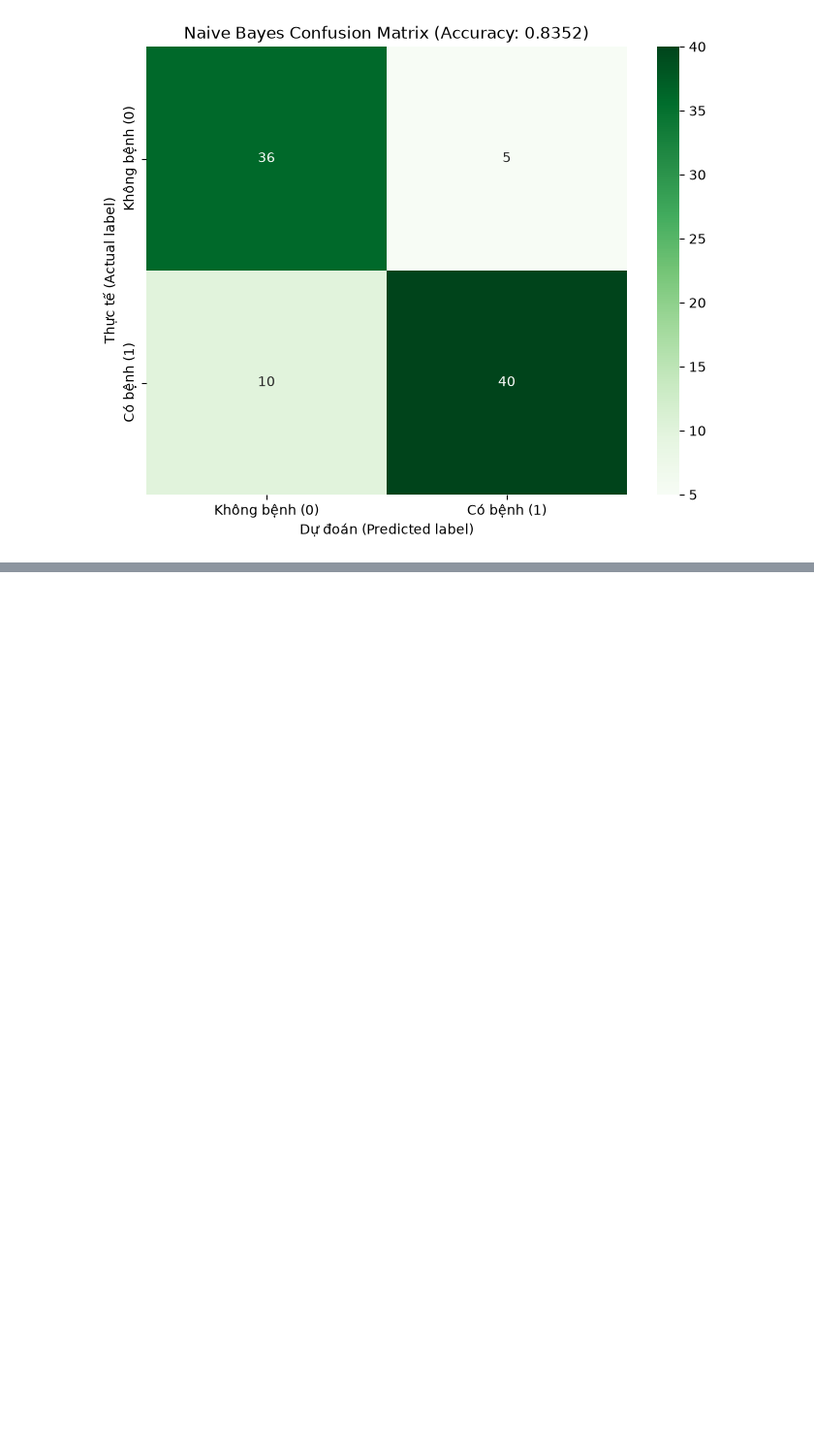
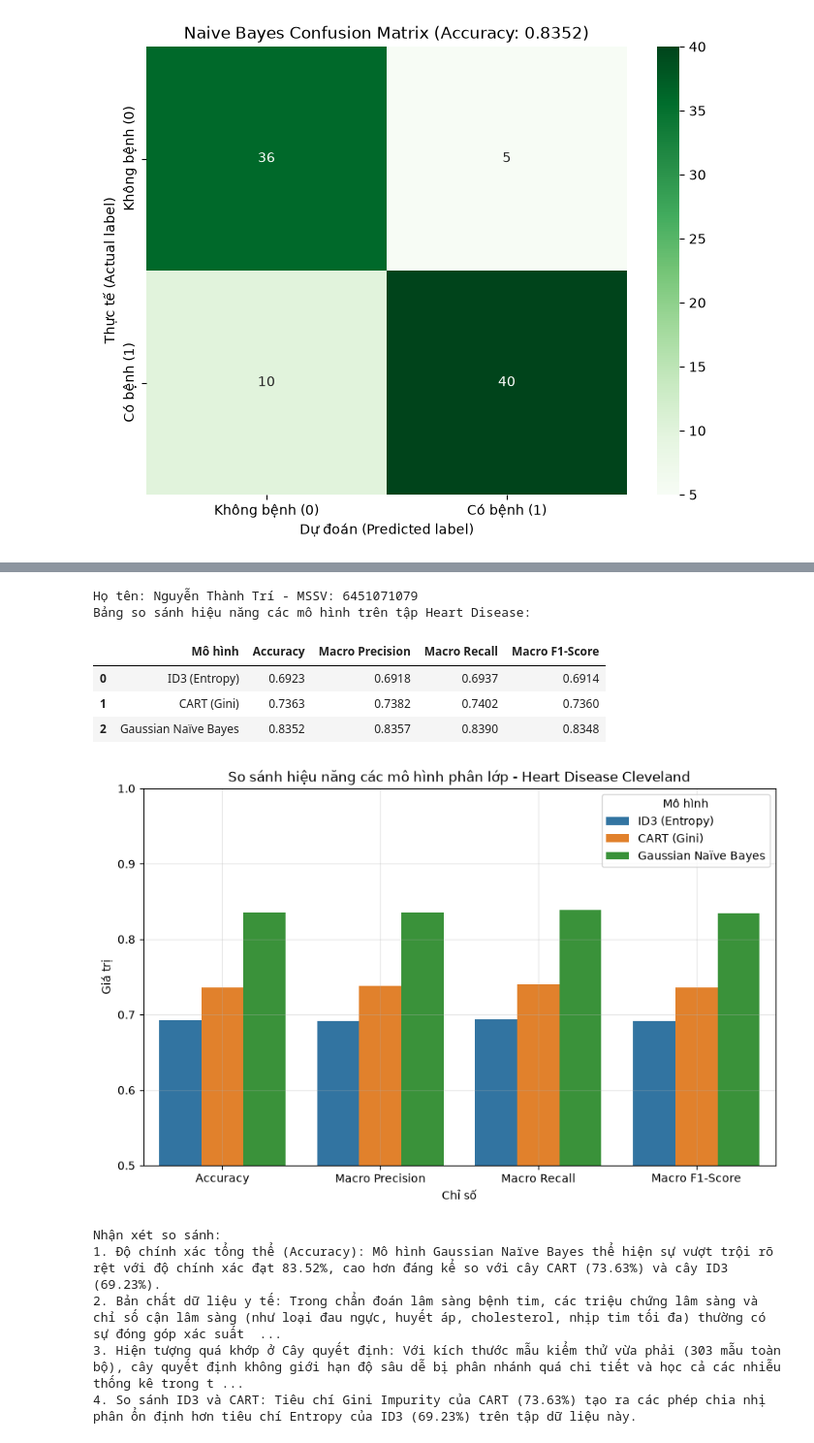
Before and after one commit to TriNguyenThanh/6451071079_Lab2, a Jupyter notebook: model/6451071079_LAB2_Bai3.ipynb, the cells around one changed output, grey strips where cells are left out. Shown at 97% size. Drawn from its saved outputs; the diff is of its cells as text; code cells hidden in the pictures; blank space fills up the shorter version.

```diff
--- a/model/6451071079_LAB2_Bai3.ipynb
+++ b/model/6451071079_LAB2_Bai3.ipynb
@@ -306,0 +312,54 @@ weighted avg       0.84      0.84      0.84        91
+# %%
+# Câu 10: So sánh kết quả của các mô hình phân lớp
+models_name = ['ID3 (Entropy)', 'CART (Gini)', 'Gaussian Naïve Bayes']
+accuracies = [id3_score, cart_score, bayes_score]
+
+id3_rep = metrics.classification_report(y_test, id3_pred, output_dict=True)
+cart_rep = metrics.classification_report(y_test, cart_pred, output_dict=True)
+bayes_rep = metrics.classification_report(y_test, bayes_pred, output_dict=True)
+
+precisions = [id3_rep['macro avg']['precision'], cart_rep['macro avg']['precision'], bayes_rep['macro avg']['precision']]
+recalls = [id3_rep['macro avg']['recall'], cart_rep['macro avg']['recall'], bayes_rep['macro avg']['recall']]
+f1_scores = [id3_rep['macro avg']['f1-score'], cart_rep['macro avg']['f1-score'], bayes_rep['macro avg']['f1-score']]
+
+df_comparison = pd.DataFrame({
+    'Mô hình': models_name,
+    'Accuracy': accuracies,
+    'Macro Precision': precisions,
+    'Macro Recall': recalls,
+    'Macro F1-Score': f1_scores
+})
+
+print("Họ tên: Nguyễn Thành Trí - MSSV: 6451071079")
+print("Bảng so sánh hiệu năng các mô hình trên tập Heart Disease:")
+display(df_comparison.round(4))
+
+# Trực quan hóa bằng biểu đồ cột
+df_plot = df_comparison.melt(id_vars='Mô hình', var_name='Chỉ số', value_name='Giá trị')
+plt.figure(figsize=(10, 6))
+sns.barplot(data=df_plot, x='Chỉ số', y='Giá trị', hue='Mô hình', palette='tab10')
+plt.title("So sánh hiệu năng các mô hình phân lớp - Heart Disease Cleveland")
+plt.ylim(0.5, 1.0)
+plt.grid(True, alpha=0.3)
+plt.show()
+
+# Nhận xét đánh giá
+print()
+print("Nhận xét so sánh:")
+print("1. Độ chính xác tổng thể (Accuracy): Mô hình Gaussian Naïve Bayes thể hiện sự vượt trội rõ rệt với độ chính xác đạt 83.52%, cao hơn đáng kể so với cây CART (73.63%) và cây ID3 (69.23%).")
+print("2. Bản chất dữ liệu y tế: Trong chẩn đoán lâm sàng bệnh tim, các triệu chứng lâm sàng và chỉ số cận lâm sàng (như loại đau ngực, huyết áp, cholesterol, nhịp tim tối đa) thường có sự đóng góp xác suất tích lũy độc lập vào nguy cơ mắc bệnh. Do đó, mô hình xác suất điều kiện Naïve Bayes rất phù hợp với dạng dữ liệu này.")
+print("3. Hiện tượng quá khớp ở Cây quyết định: Với kích thước mẫu kiểm thử vừa phải (303 mẫu toàn bộ), cây quyết định không giới hạn độ sâu dễ bị phân nhánh quá chi tiết và học cả các nhiễu thống kê trong tập huấn luyện, dẫn đến độ chính xác dự đoán giảm khi kiểm thử trên dữ liệu mới.")
+print("4. So sánh ID3 và CART: Tiêu chí Gini Impurity của CART (73.63%) tạo ra các phép chia nhị phân ổn định hơn tiêu chí Entropy của ID3 (69.23%) trên tập dữ liệu này.")
+# %% [output]
+Họ tên: Nguyễn Thành Trí - MSSV: 6451071079
+Bảng so sánh hiệu năng các mô hình trên tập Heart Disease:
+|  | Mô hình | Accuracy | Macro Precision | Macro Recall | Macro F1-Score |
+| 0 | ID3 (Entropy) | 0.6923 | 0.6918 | 0.6937 | 0.6914 |
+| 1 | CART (Gini) | 0.7363 | 0.7382 | 0.7402 | 0.7360 |
+| 2 | Gaussian Naïve Bayes | 0.8352 | 0.8357 | 0.8390 | 0.8348 |
+[figure, added]
+Nhận xét so sánh:
+1. Độ chính xác tổng thể (Accuracy): Mô hình Gaussian Naïve Bayes thể hiện sự vượt trội rõ rệt với độ chính xác đạt 83.52%, cao hơn đáng kể so với cây CART (73.63%) và cây ID3 (69.23%).
+2. Bản chất dữ liệu y tế: Trong chẩn đoán lâm sàng bệnh tim, các triệu chứng lâm sàng và chỉ số cận lâm sàng (như loại đau ngực, huyết áp, cholesterol, nhịp tim tối đa) thường có sự đóng góp xác suất  ...
+3. Hiện tượng quá khớp ở Cây quyết định: Với kích thước mẫu kiểm thử vừa phải (303 mẫu toàn bộ), cây quyết định không giới hạn độ sâu dễ bị phân nhánh quá chi tiết và học cả các nhiễu thống kê trong t ...
+4. So sánh ID3 và CART: Tiêu chí Gini Impurity của CART (73.63%) tạo ra các phép chia nhị phân ổn định hơn tiêu chí Entropy của ID3 (69.23%) trên tập dữ liệu này.
```
Also changed, not shown: parts of 1 cell of this notebook.
